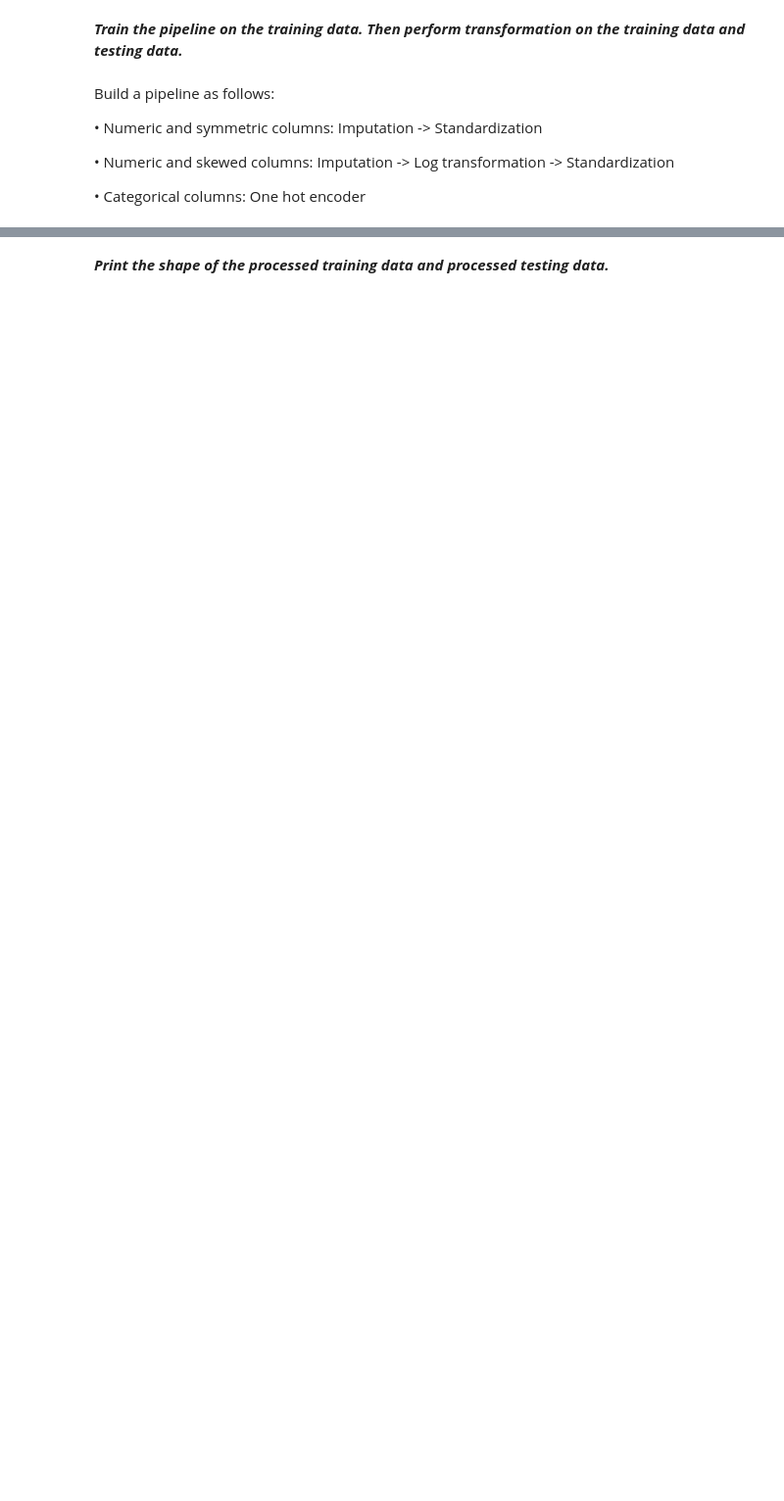
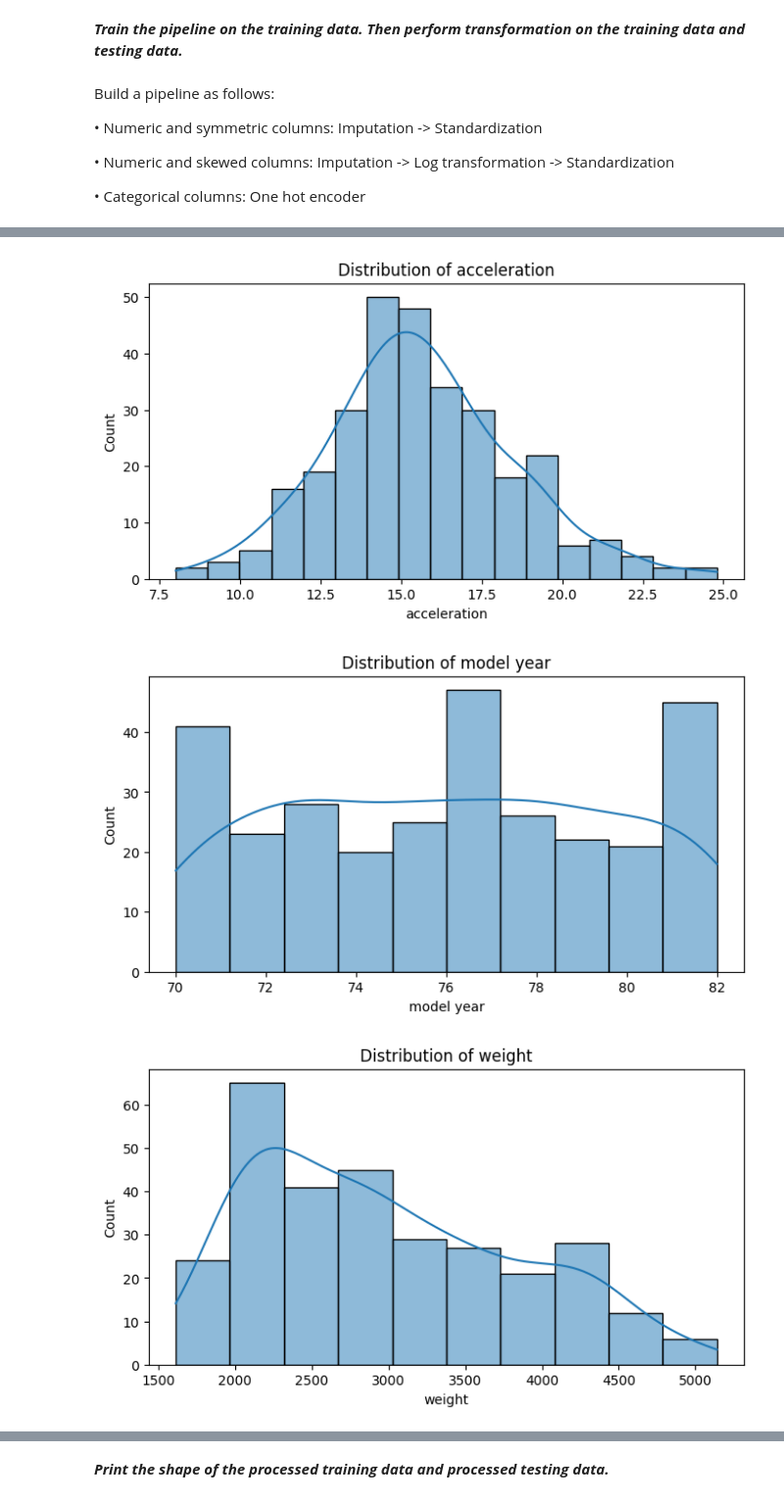
Before and after one commit to LeelaKarthik-26/Practical_Data_Analysis, a Jupyter notebook: Assignment_02.ipynb, the cells around one changed output, grey strips where cells are left out. Shown: that part at 98% size. Drawn from its saved outputs; the diff is of its cells as text; code cells hidden in the pictures; blank space fills up the shorter version.

```diff
--- a/Assignment_02.ipynb
+++ b/Assignment_02.ipynb
@@ -137,10 +148,9 @@ Build a pipeline as follows:
 
 •	Categorical columns: 			One hot encoder
 # %%
-num_cols = ['cylinders', 'acceleration', 'model year', 'origin']   #this list is for symmetric numeric columns
-log_cols = [ 'displacement', 'horsepower', 'weight']   #this list is for skewed numeric columns
-cat_cols = ['car name']
-target = 'mpg'
+num_cols = ['acceleration', 'model year', 'weight']   #this list is for symmetric numeric columns
+log_cols = [ 'cylinders', 'displacement', 'horsepower']   #this list is for skewed numeric columns
+cat_cols = ['origin', 'car name']
 # %%
 #processing pipeline
 from sklearn.preprocessing import OneHotEncoder, FunctionTransformer
@@ -194,0 +204,14 @@ ColumnTransformer(transformers=[('numeric',
+# %%
+!pip install seaborn
+import seaborn as sns
+
+traindata_processed = processing_pipeline.fit_transform(traindata)
+testdata_processed = processing_pipeline.transform(testdata)
+
+# Visualize the distributions of the columns
+for col in num_cols + log_cols:
+    plt.figure(figsize=(8, 4))
+    sns.histplot(traindata[col].dropna(), kde=True) # Now sns is defined and can be used
+    plt.title(f'Distribution of {col}')
+    plt.show()
+# %% [output]
@@ -194,0 +233,3 @@ ColumnTransformer(transformers=[('numeric',
+[figure, added]
+[figure, added]
+[figure, added]
```
Also changed, not shown: parts of 12 cells of this notebook.
